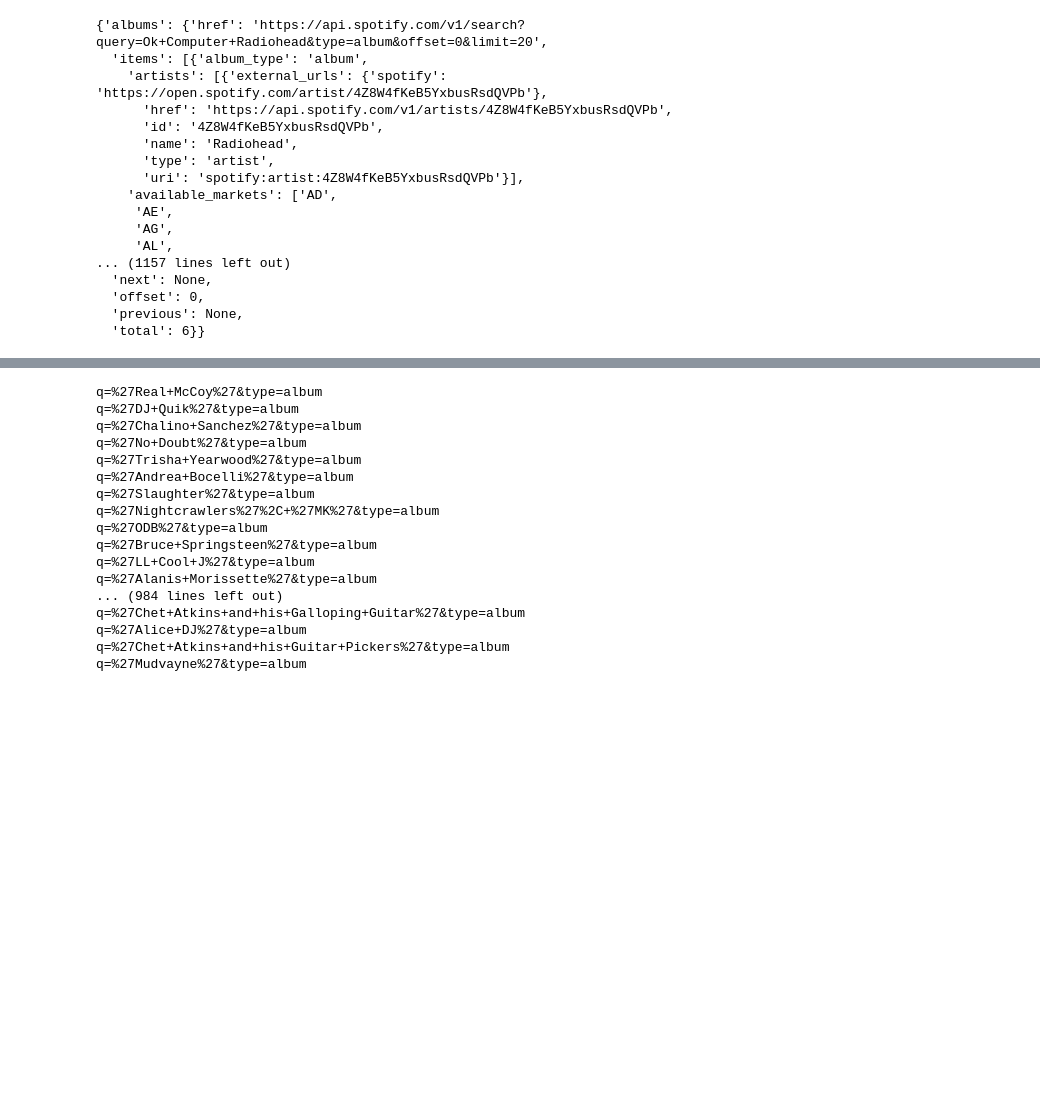
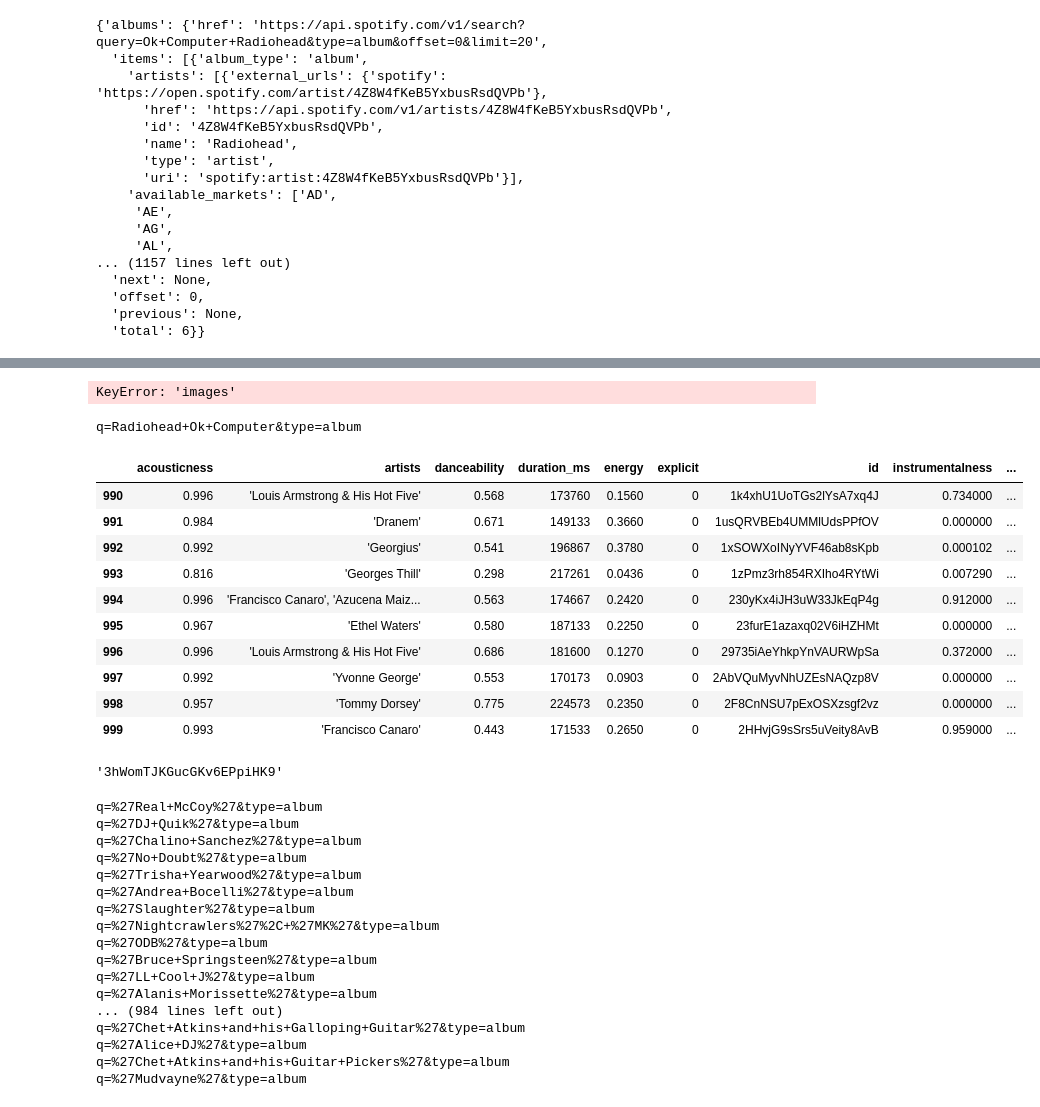
Before and after one commit to tklein98/cratescanner_2.0, a Jupyter notebook: notebooks/spotify_client.ipynb, the cells around one changed output, grey strips where cells are left out. Cells and saved outputs as stored; diff of their text form; code cells hidden in the pictures; blank space fills up the shorter version.

```diff
--- a/notebooks/spotify_client.ipynb
+++ b/notebooks/spotify_client.ipynb
@@ -198,3 +223,7 @@ Wall time: 167 ms
+# %%
+get_album_image(test_album)
+# %% [output]
+KeyError: 'images'
 # %%
 album_df = test_df["artists"]
 # %%
@@ -233,0 +270,4 @@ def get_album(artist):
+# %%
+test_album = get_album("Radiohead Ok Computer")
+# %% [output]
+q=Radiohead+Ok+Computer&type=album
@@ -234,3 +276,21 @@ def get_album(artist):
+# %%
+song_df.tail(10)
+# %% [output]
+|  | acousticness | artists | danceability | duration_ms | energy | explicit | id | instrumentalness | ... |
+| 990 | 0.996 | 'Louis Armstrong & His Hot Five' | 0.568 | 173760 | 0.1560 | 0 | 1k4xhU1UoTGs2lYsA7xq4J | 0.734000 | ... |
+| 991 | 0.984 | 'Dranem' | 0.671 | 149133 | 0.3660 | 0 | 1usQRVBEb4UMMlUdsPPfOV | 0.000000 | ... |
+| 992 | 0.992 | 'Georgius' | 0.541 | 196867 | 0.3780 | 0 | 1xSOWXoINyYVF46ab8sKpb | 0.000102 | ... |
+| 993 | 0.816 | 'Georges Thill' | 0.298 | 217261 | 0.0436 | 0 | 1zPmz3rh854RXIho4RYtWi | 0.007290 | ... |
+| 994 | 0.996 | 'Francisco Canaro', 'Azucena Maiz... | 0.563 | 174667 | 0.2420 | 0 | 230yKx4iJH3uW33JkEqP4g | 0.912000 | ... |
+| 995 | 0.967 | 'Ethel Waters' | 0.580 | 187133 | 0.2250 | 0 | 23furE1azaxq02V6iHZHMt | 0.000000 | ... |
+| 996 | 0.996 | 'Louis Armstrong & His Hot Five' | 0.686 | 181600 | 0.1270 | 0 | 29735iAeYhkpYnVAURWpSa | 0.372000 | ... |
+| 997 | 0.992 | 'Yvonne George' | 0.553 | 170173 | 0.0903 | 0 | 2AbVQuMyvNhUZEsNAQzp8V | 0.000000 | ... |
+| 998 | 0.957 | 'Tommy Dorsey' | 0.775 | 224573 | 0.2350 | 0 | 2F8CnNSU7pExOSXzsgf2vz | 0.000000 | ... |
+| 999 | 0.993 | 'Francisco Canaro' | 0.443 | 171533 | 0.2650 | 0 | 2HHvjG9sSrs5uVeity8AvB | 0.959000 | ... |
+# %%
+get_album_by_track_id("4xB5WxQgapIwtmxTolX7Uk")
+# %% [output]
+'3hWomTJKGucGKv6EPpiHK9'
 # %%
 second_album_df = pd.read_csv('data.csv', skiprows=15000, nrows=1000,header=None)
 # %%
```
Also changed, not shown: parts of 22 cells of this notebook, 8 other files.
